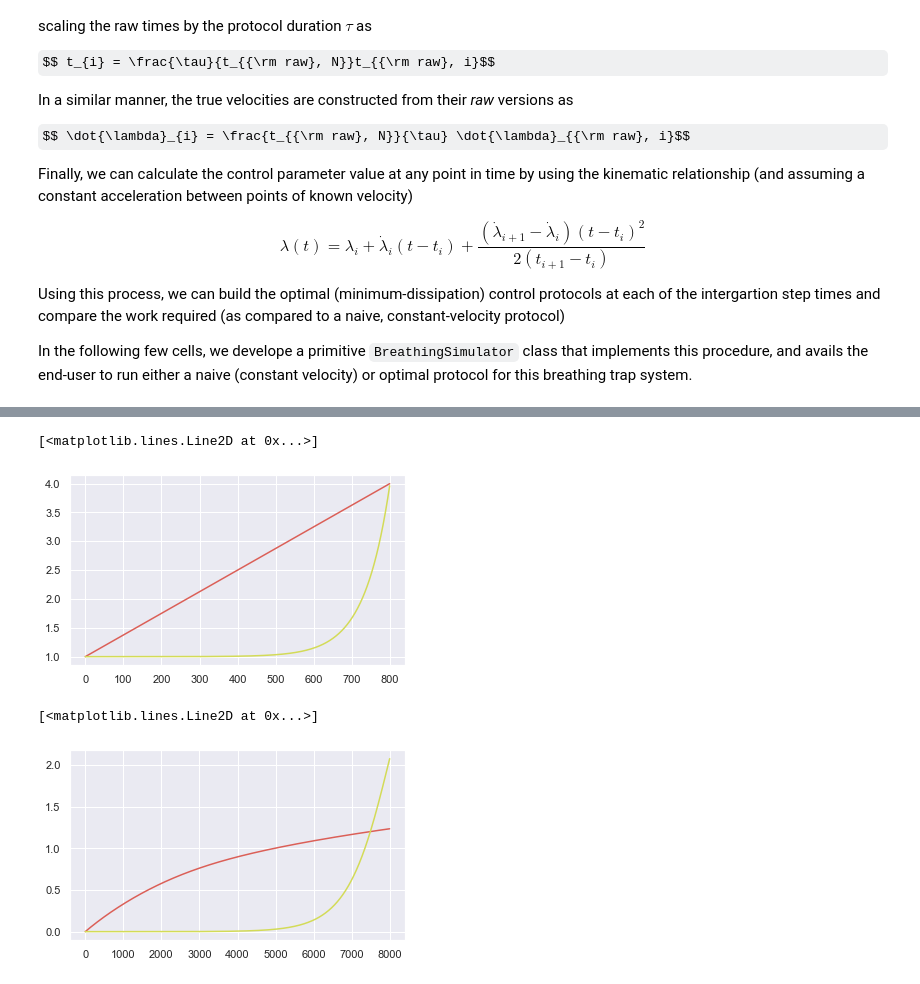
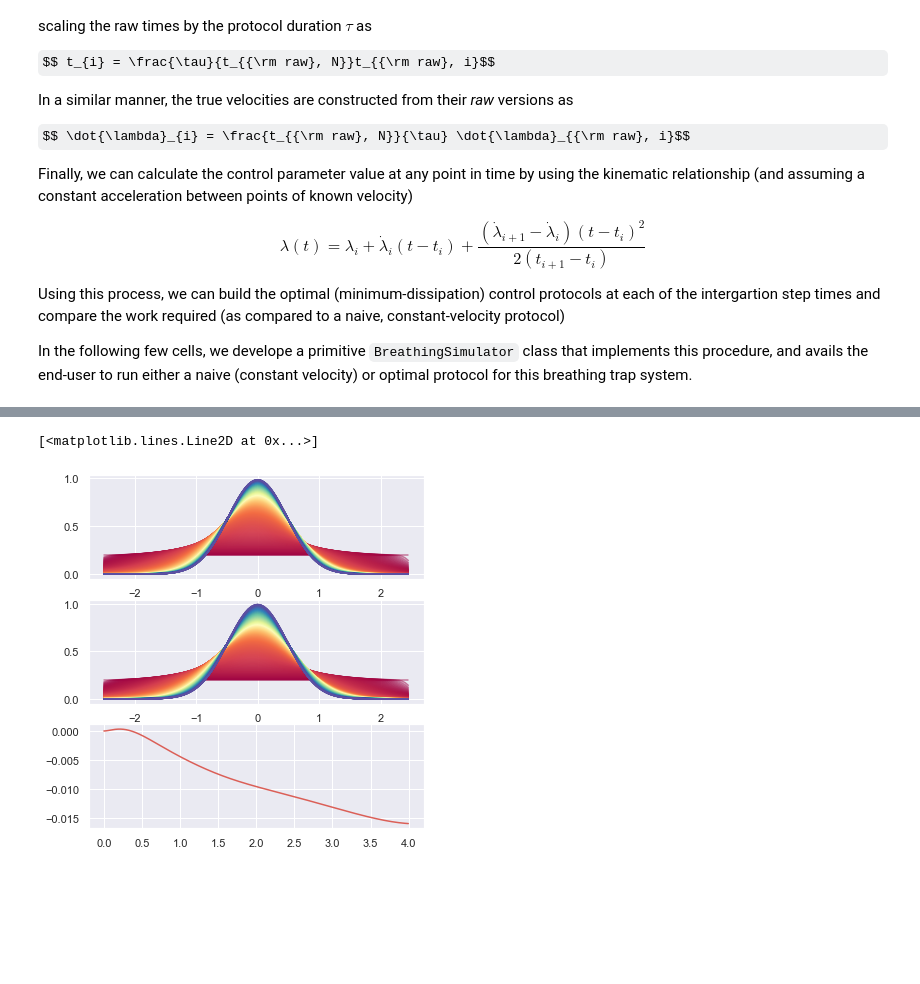
Before and after one commit to StevenJLarge/FokkerPlanck, a Jupyter notebook: notebooks/05-slarge-breathing-trap.ipynb, the cells around one changed output, grey strips where cells are left out. Cells and saved outputs as stored; diff of their text form; code cells hidden in the pictures; some formulas as TeX source; blank space fills up the shorter version.

```diff
--- a/notebooks/05-slarge-breathing-trap.ipynb
+++ b/notebooks/05-slarge-breathing-trap.ipynb
@@ -571,15 +515,13 @@ plt.plot(sim_opt.optimal_protocol)
-# %%
-fig, ax = plt.subplots(1, 1, figsize=(6, 3.5))
-
-ax.plot(res_naive.cp)
-ax.plot(res_opt.cp)
-# %% [output]
-[<matplotlib.lines.Line2D at 0x...>]
-[figure, removed]
-# %%
-fig, ax = plt.subplots(1, 1, figsize=(6, 3.5))
-ax.plot(res_naive.work)
-ax.plot(res_opt.work)
-# %% [output]
-[<matplotlib.lines.Line2D at 0x...>]
-[figure, removed]
+# %%
+# And now a plot of the distributions over time
+fig, ax = plt.subplots(3, 1, figsize=(6, 6.5))
+rel_ent_tracker = []
+Pal = sns.color_palette("Spectral", len(res_naive.prob_tracker))
+for i, (prob_naive, prob_opt) in enumerate(zip(res_naive.prob_tracker, res_opt.prob_tracker)):
+    ax[0].plot(fpe.xArray, prob_naive, color=Pal[i], alpha=0.5)
+    ax[1].plot(fpe.xArray, prob_opt, color=Pal[i], alpha=0.5)
+    rel_ent_tracker.append(get_rel_ent(prob_naive, prob_opt, fpe.dx))
+ax[2].plot(res_naive.time_tracker, rel_ent_tracker)
+# %% [output]
+[<matplotlib.lines.Line2D at 0x...>]
+[figure, added]
```
Also changed, not shown: parts of 12 cells of this notebook.
